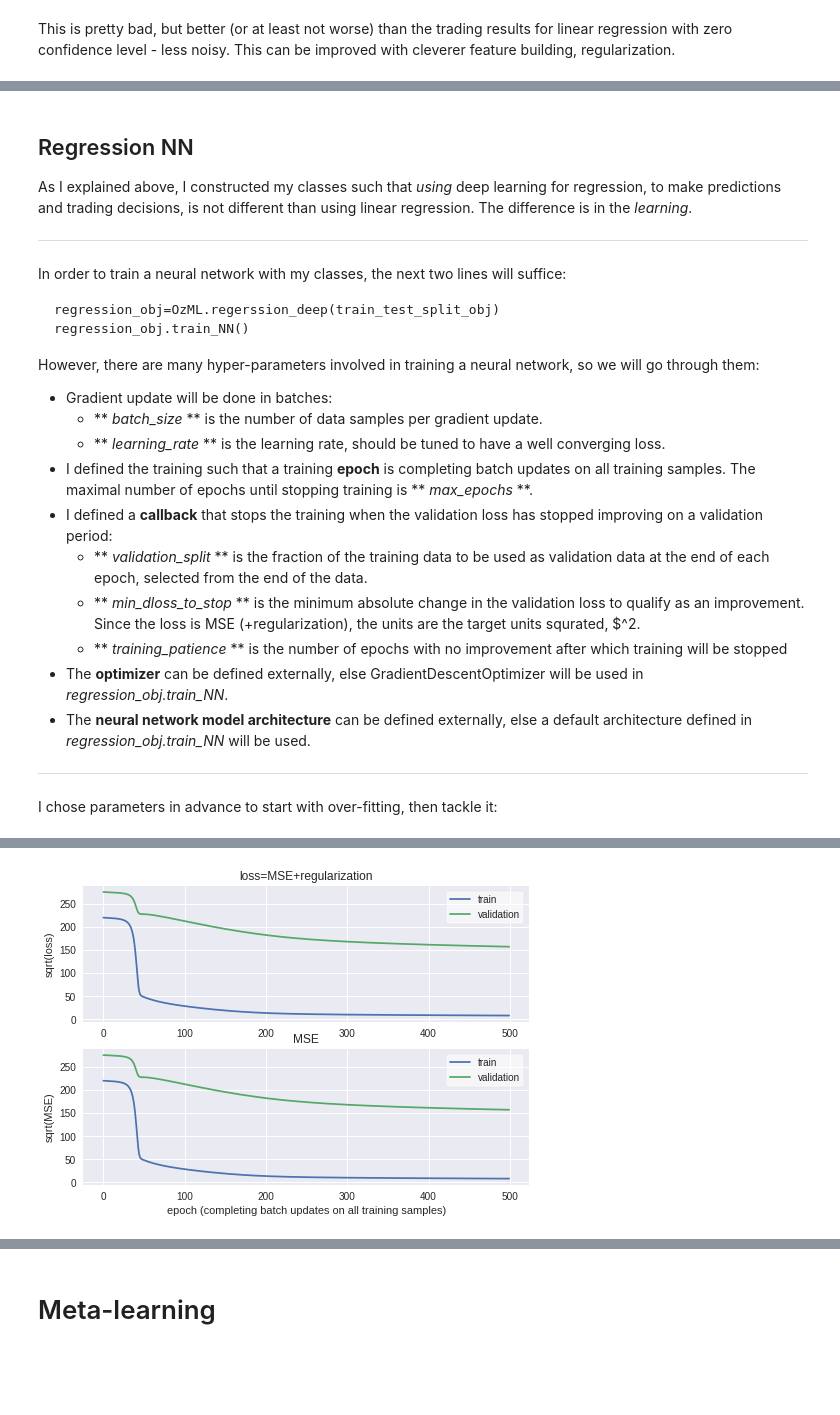
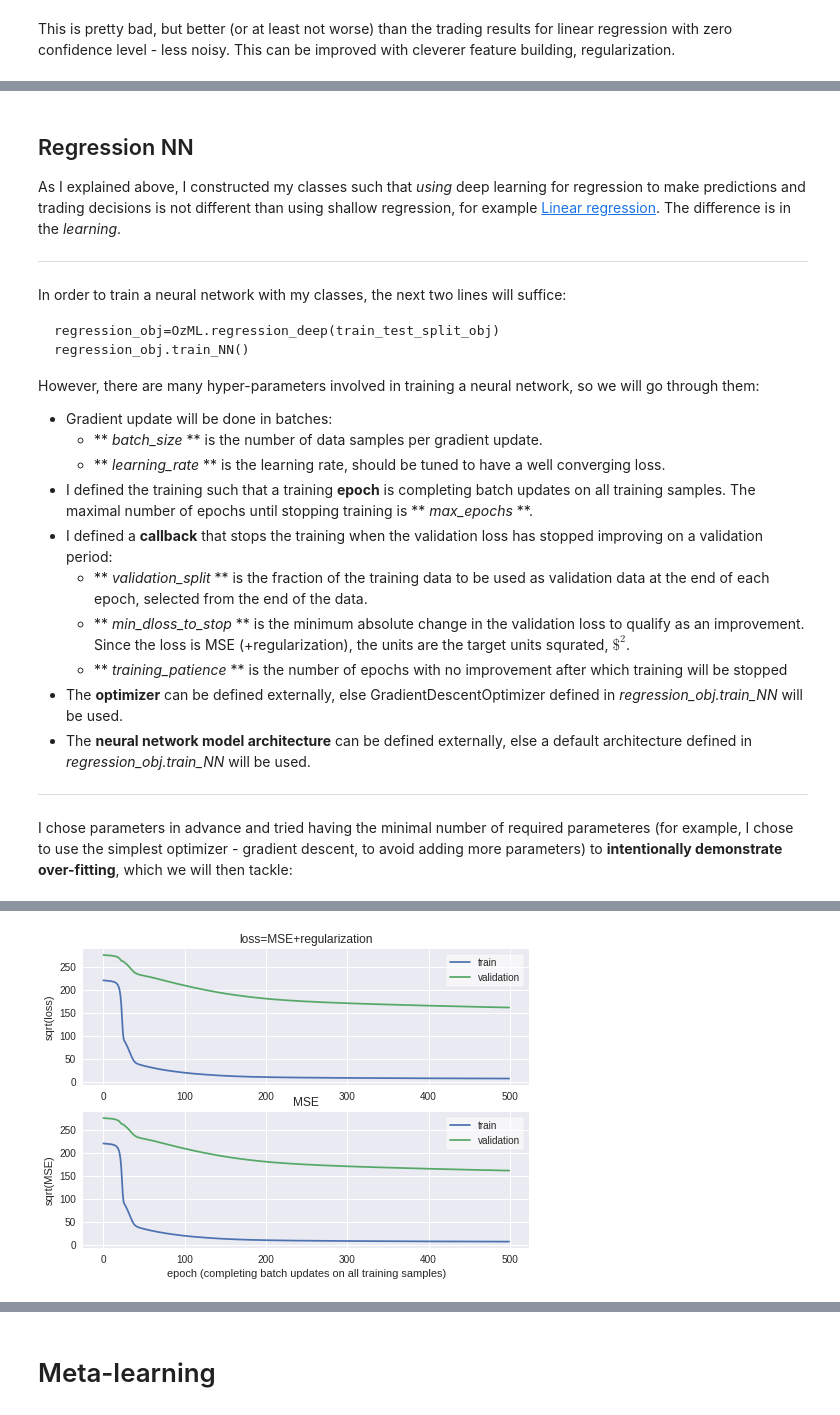
Before and after one commit to Ozziko/AlgoTradingAI, a Jupyter notebook: Oz_Livneh_Algo_Trading_AI.ipynb, the cells around one changed output, grey strips where cells are left out. Cells and saved outputs as stored; diff of their text form; code cells hidden in the pictures; blank space fills up the shorter version.

````diff
--- a/Oz_Livneh_Algo_Trading_AI.ipynb
+++ b/Oz_Livneh_Algo_Trading_AI.ipynb
@@ -925,14 +938,14 @@ Until now I have presented and used shallow learning. My *regression_shallow* an
 Similarly, *regression_deep* and *classification_deep* classes also inherit *regression* and *classification* classes, respectively, so **using deep rather than shallow learning with my classes is equivalent in terms of making predictions and trading decisions**.
 # %% [markdown]
 ## Regression NN
-As I explained above, I constructed my classes such that *using* deep learning for regression, to make predictions and trading decisions, is not different than using linear regression. The difference is in the *learning*.
+As I explained above, I constructed my classes such that *using* deep learning for regression to make predictions and trading decisions is not different than using shallow regression, for example [Linear regression](#scrollTo=VGfTenevwLtL). The difference is in the *learning*.
 
 ---
 In order to train a neural network with my classes, the next two lines will suffice:
 
 
 ```
-regression_obj=OzML.regerssion_deep(train_test_split_obj)
+regression_obj=OzML.regression_deep(train_test_split_obj)
 regression_obj.train_NN()
 ```
 
@@ -943,23 +956,23 @@ However, there are many hyper-parameters involved in training a neural network,
 * I defined the training such that a training **epoch** is completing batch updates on all training samples. The maximal number of epochs until stopping training is ** *max_epochs* **.
 * I defined a **callback** that stops the training when the validation loss has stopped improving on a validation period:
   * ** *validation_split* ** is the fraction of the training data to be used as validation data at the end of each epoch, selected from the end of the data.
-  * ** *min_dloss_to_stop* ** is the minimum absolute change in the validation loss to qualify as an improvement. Since the loss is MSE (+regularization), the units are the target units squrated, $^2.
+  * ** *min_dloss_to_stop* ** is the minimum absolute change in the validation loss to qualify as an improvement. Since the loss is MSE (+regularization), the units are the target units squrated, $\$^2$.
   * ** *training_patience* ** is the number of epochs with no improvement after which training will be stopped
-* The **optimizer** can be defined externally, else GradientDescentOptimizer will be used in *regression_obj.train_NN*.
+* The **optimizer** can be defined externally, else GradientDescentOptimizer defined in *regression_obj.train_NN* will be used.
 * The **neural network model architecture** can be defined externally, else a default architecture defined in *regression_obj.train_NN* will be used.
 
 ---
-I chose parameters in advance to start with over-fitting, then tackle it:
+I chose parameters in advance and tried having the minimal number of required parameteres (for example, I chose to use the simplest optimizer - gradient descent, to avoid adding more parameters) to **intentionally demonstrate over-fitting**, which we will then tackle:
 # %%
 # learning parameters
-batch_size=round(0.2*len(train_test_split_obj.y_train_series))
+batch_size=round(0.1*len(train_test_split_obj.y_train_series)) # number of samples per gradient update
 learning_rate=1e-5
 max_epochs=500
 
-# callback parameters
-validation_split=0.3
-min_dloss_to_stop=0.5**2
-training_patience=10
+# callback parameters - stops training when a monitored quantity (val_loss) has stopped improving
+validation_split=0.3 # fraction of the training data to be used as validation data at the end of each epoch, selected from the end of the data
+min_dloss_to_stop=0.5**2 # minimum abs change in the monitored quantity to qualify as an improvement
+training_patience=10 # number of epochs with no improvement after which training will be stopped
 
 # optional- building optimizer externally
 import tensorflow as tf
@@ -977,8 +990,8 @@ model.add(keras.layers.Dense(50, activation='relu'))
 model.add(keras.layers.Dense(1))
 # ------------------ end of inputs ------------------
 
-regression_obj=OzML.regerssion_deep(train_test_split_obj)
-regression_obj.train_NN(model,max_epochs=max_epochs,
+regression_obj=OzML.regression_deep(train_test_split_obj)
+regression_obj.train_NN(model,optimizer,max_epochs=max_epochs,
     batch_size=batch_size,learning_rate=learning_rate,
     validation_split=validation_split,training_patience=training_patience,
     min_dloss_to_stop=min_dloss_to_stop,verbose=0)
@@ -990 +1003 @@ regression_obj.plot_training()
-[figure, old version]
+[figure, new version]
````
Also changed, not shown: parts of 51 cells of this notebook.
